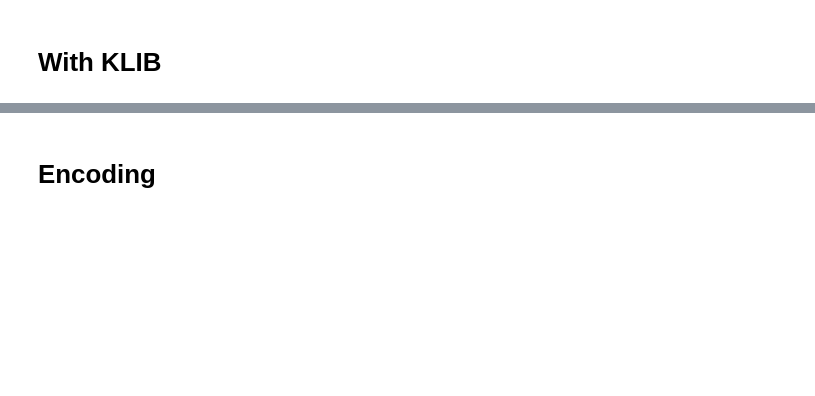
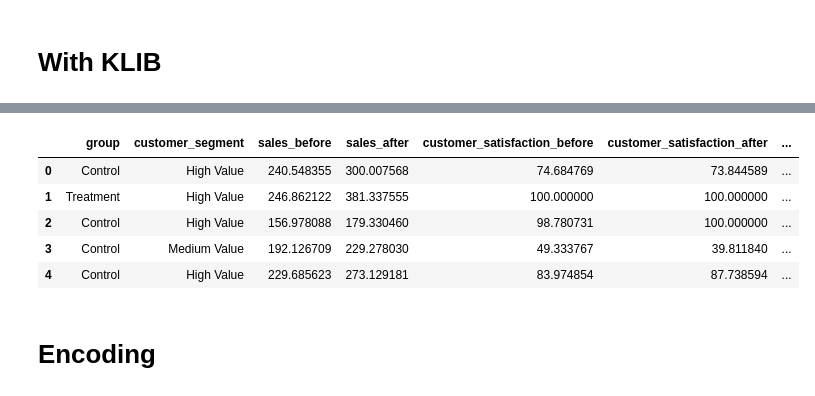
Before and after one commit to jackhuntersys/AI_ML_course, a Jupyter notebook: 2-oy/1dars(Klib&Tabulate)/2-1vazifa.ipynb, the cells around one changed output, grey strips where cells are left out. Cells and saved outputs as stored; diff of their text form; code cells hidden in the pictures; blank space fills up the shorter version.

```diff
--- a/2-oy/1dars(Klib&Tabulate)/2-1vazifa.ipynb
+++ b/2-oy/1dars(Klib&Tabulate)/2-1vazifa.ipynb
@@ -63,3 +69,17 @@ memory usage: 9.2 KB
+# %%
+for index in df_klib.columns[df_klib.isnull().any()]:           # ! fill  missing value
+    if df_klib[index].dtypes =='category':
+        df_klib[index] = df_klib[index].fillna(df_klib[index].mode()[0])
+    else:
+        df_klib[index] = df_klib[index].fillna(df_klib[index].median())
+df_klib.head()
+# %% [output]
+|  | group | customer_segment | sales_before | sales_after | customer_satisfaction_before | customer_satisfaction_after | ... |
+| 0 | Control | High Value | 240.548355 | 300.007568 | 74.684769 | 73.844589 | ... |
+| 1 | Treatment | High Value | 246.862122 | 381.337555 | 100.000000 | 100.000000 | ... |
+| 2 | Control | High Value | 156.978088 | 179.330460 | 98.780731 | 100.000000 | ... |
+| 3 | Control | Medium Value | 192.126709 | 229.278030 | 49.333767 | 39.811840 | ... |
+| 4 | Control | High Value | 229.685623 | 273.129181 | 83.974854 | 87.738594 | ... |
 # %% [markdown]
 # Encoding
 # %%
```
Also changed, not shown: parts of 14 cells of this notebook.
